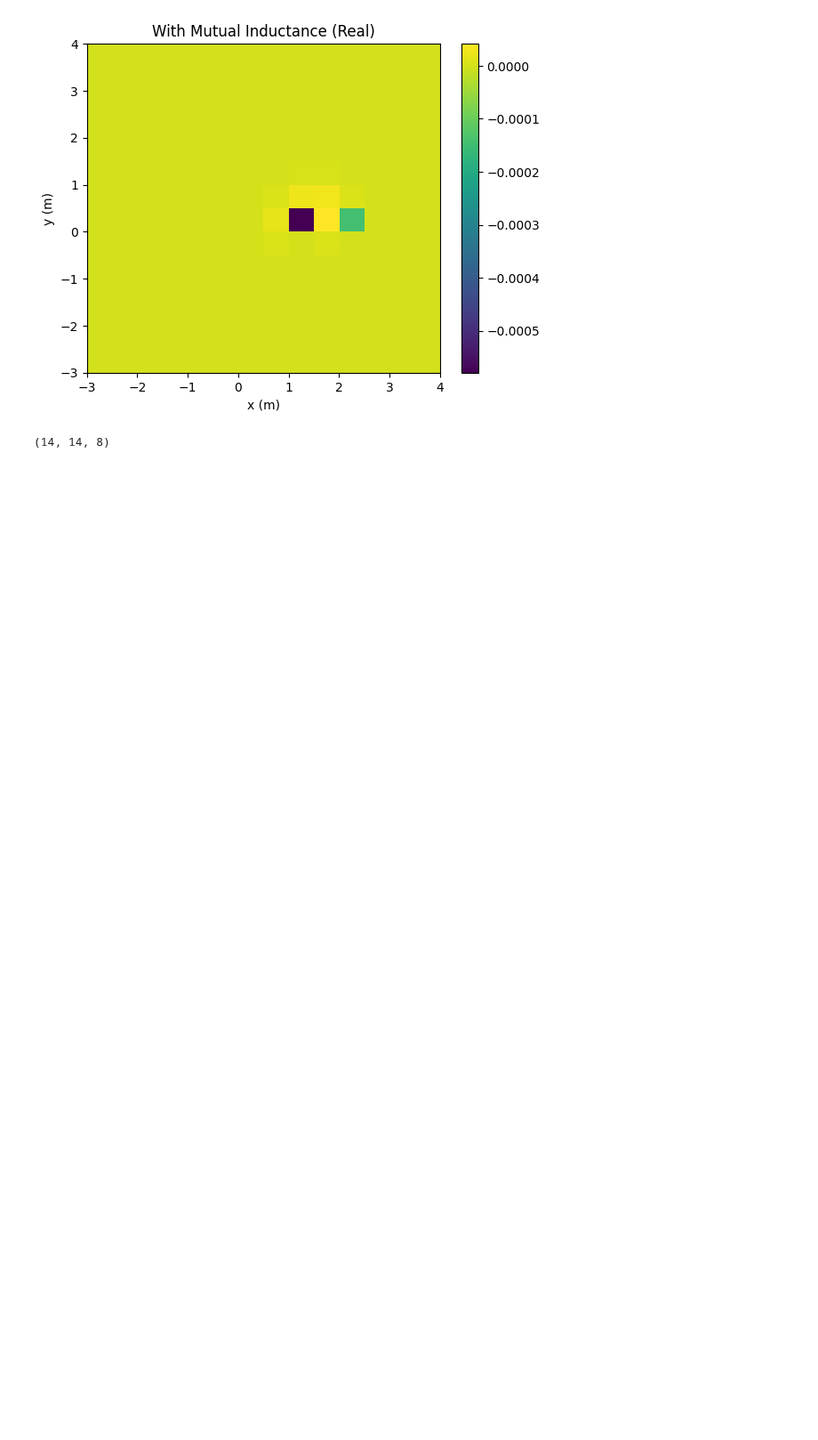
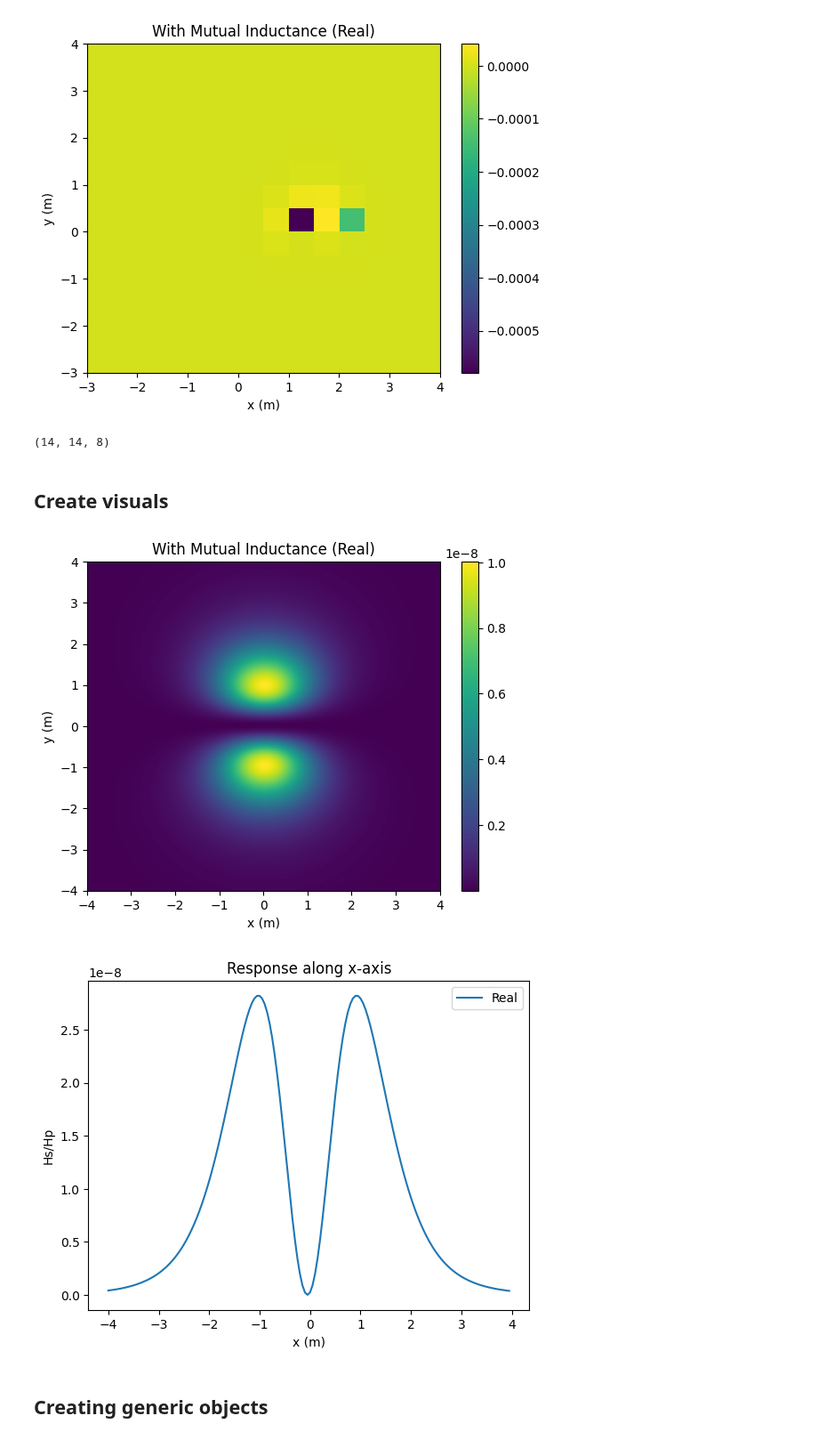
Before and after one commit to matthewhasman/Geophysical-Electromagnetic-Scanner, a Jupyter notebook: UXO_simulation/forward_pipe_sim.ipynb, the cells around one changed output. Shown at 89% size. Cells and saved outputs as stored; diff of their text form; code cells hidden in the pictures; blank space fills up the shorter version.

```diff
--- a/UXO_simulation/forward_pipe_sim.ipynb
+++ b/UXO_simulation/forward_pipe_sim.ipynb
@@ -301,3 +301,59 @@ response = fem_pipe(
 response.shape
 # %% [output]
 (14, 14, 8)
+# %% [markdown]
+## Create visuals
+# %%
+import numpy as np
+import matplotlib.pyplot as plt
+
+n_sims = 1
+
+conductivity = np.random.uniform(1e4, 1e6, n_sims)
+permeability = 4*np.pi*1e-7 # free space permeability
+xc = 0
+yc = 0
+zc = np.random.uniform(0.5, 2, n_sims)
+dincl = 0
+ddecl = 0
+dipole_dist = 1 # 1 m spacing
+sensor_ht = 0.05 # fixed height of the sensor. Can change accordingly
+x_min = -4
+x_max = 4
+dx = 0.05
+n_loops = 1
+length = np.random.uniform(0.05, 0.2, n_sims)
+rad = np.random.uniform(1/6, 1, n_sims) * length
+
+freqs = np.logspace(3, 5, 8)
+
+i = 0
+response = fem_pipe(
+        conductivity[i], permeability, xc, yc, zc[i], dincl, ddecl, dipole_dist, sensor_ht, freqs, x_min, x_max, dx, n_loops, length[i], rad[i]
+    )
+response.shape
+
+# plot the response
+plt.figure()
+plt.imshow(np.real(response[:,:,0]), extent=[x_min, x_max, x_min, x_max], aspect='auto')
+plt.colorbar()
+plt.title('With Mutual Inductance (Real)')
+plt.xlabel('x (m)')
+plt.ylabel('y (m)')
+plt.show()
+
+# plot the response along the x-axis
+plt.figure()
+x_array = np.arange(x_min, x_max, dx)
+plt.plot(x_array, np.real(response[:,int(response.shape[1]/2),-1]), label='Real')
+# plt.plot(x_array, np.imag(response[:,int(response.shape[1]/2),1]), label='Imaginary')
+plt.legend()
+plt.title('Response along x-axis')
+plt.xlabel('x (m)')
+plt.ylabel('Hs/Hp')
+plt.show()
+# %% [output]
+[figure, added]
+[figure, added]
+# %% [markdown]
+## Creating generic objects
```
Also changed, not shown: 1 other file.
